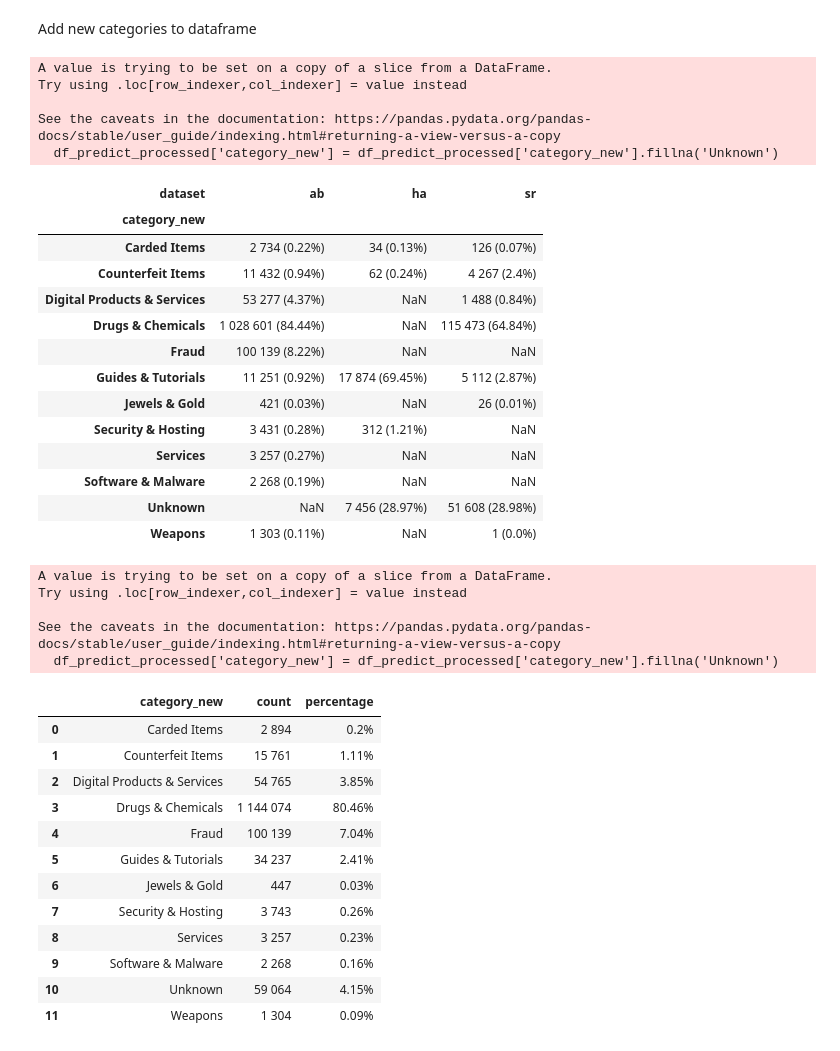
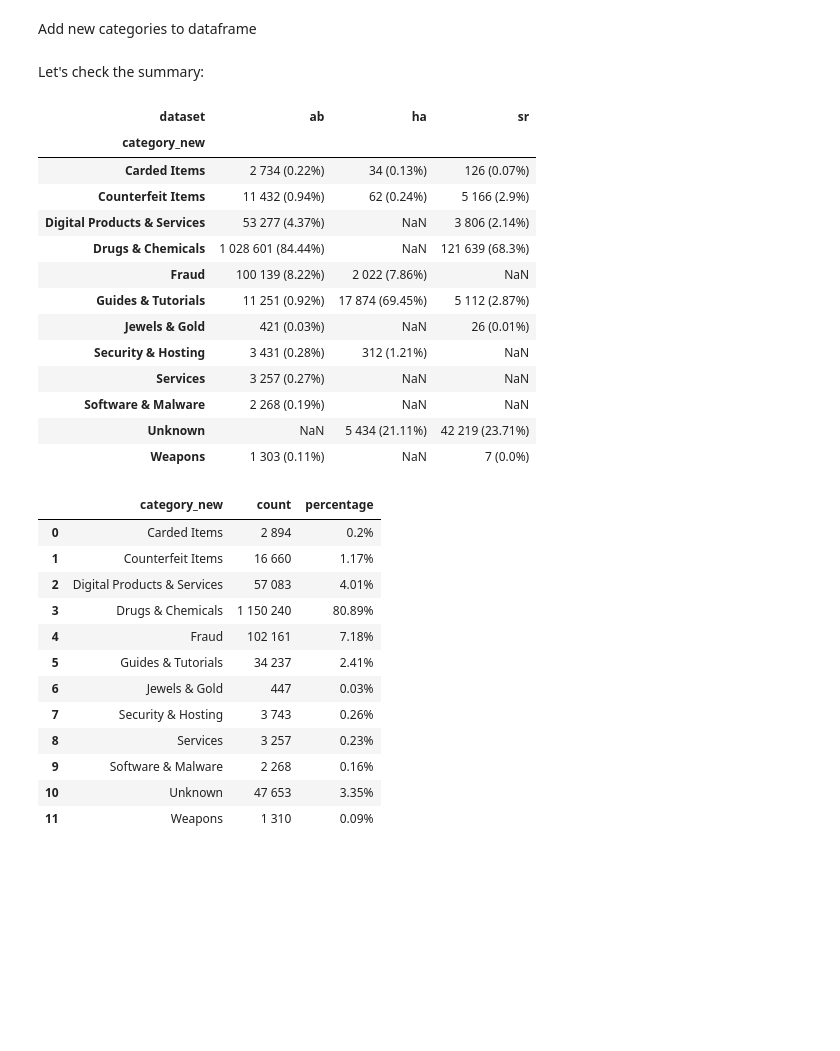
Before and after one commit to GregoryG3/Thesis, a Jupyter notebook: INITIALIZATION.ipynb, the cells around one changed output. Cells and saved outputs as stored; diff of their text form; code cells hidden in the pictures; blank space fills up the shorter version.

```diff
--- a/INITIALIZATION.ipynb
+++ b/INITIALIZATION.ipynb
@@ -1280,7 +1302,7 @@ new_categories = {
         'Crack', 'Crystal / Powder', 'Crystal', 'Dimethocaine', 'Cocaine',  'Methylone',
         'Meth', 'Mephedrone', 'MDA', 'MXE',  'MDMA', 'MDPV', 'LSD', 'Opium', 'Ethylone',
         'Ethylphenidate', 'Steroids, PEDs', 'Shrooms',  'Speed', 'PCP', 'NBOMe', 'Adderall',
-        'Ketamine','Heroin', 'Salvia', 'Weed',
+        'Ketamine','Heroin', 'Salvia', 'Weed','4-AcO-DMT', 'White'
 
     ],
     #      'Pills', 'Prescription',
@@ -1289,14 +1311,16 @@ new_categories = {
     "Fraud": [
         'Dumps', 'Accounts & Bank Drops', 'CVV & Cards', 'Personal Information & Scans',
 
+        'Fraud Related'
 
         #  'Forgeries',
     ],
 
      "Digital Products & Services": [
-         'Legit Software', 'Fraud Software', 'Game Keys', 'Other', 'E-Books'
+         'Legit Software', 'Fraud Software', 'Game Keys', 'Other', 'E-Books',
 
-#         'Digital currencies', 'Digital goods', 'CDs, DVDs, software, etc.', 'Legit Software', 'Computer equipment',
+          'Digital goods'
+#         'Digital currencies',, 'CDs, DVDs, software, etc.', 'Legit Software', 'Computer equipment',
     ],
 
     "Security & Hosting": [
@@ -1324,7 +1348,7 @@ new_categories = {
     "Counterfeit Items": [
         'Fake IDs', 'Money', 'Jewelry', 'Counterfeits',  'Jewellery',
 
-        'Apparel', 'Sunglasses', 'Handbags',  'Watches'
+        'Apparel', 'Sunglasses', 'Handbags',  'Watches', 'Passports', 'Forgeries'
     ],
 
     "Guides & Tutorials": [
@@ -1344,8 +1368,6 @@ new_categories = {
 #     "Books & Media": [
 #         'Books', 'Physical Books', 'Magazines', 'Video', 'Newsletters',
 #     ],
-
-
 #     "Health & Medical": [
 #         'Medical', 'Medical supplies', 'Supplements', 'Herbs & Supplements', 'Pain Relief',
 #         'Pharmaceuticals', 'Antibiotics', 'Biotic materials'
@@ -1418,9 +1440,11 @@ df
 Add new categories to dataframe
 # %%
 df_predict_processed.loc[:,'category_new'] = df_predict_processed['category'].map(reverse_dict)
+# %% [markdown]
+Let's check the summary:
 # %%
 # Replace NaN values in 'category_new' for the grouping operation
-df_predict_processed['category_new'] = df_predict_processed['category_new'].fillna('Unknown')
+df_predict_processed.loc[:,'category_new'] = df_predict_processed['category_new'].fillna('Unknown')
 
 # Group by 'dataset' and 'category_new', count occurrences, and calculate percentages
 grouped = df_predict_processed.groupby(['dataset', 'category_new']).size().reset_index(name='count')
@@ -1434,53 +1458,40 @@ transposed_combined = grouped.pivot(index='category_new', columns='dataset', val
 
 transposed_combined
 # %% [output]
-A value is trying to be set on a copy of a slice from a DataFrame.
-Try using .loc[row_indexer,col_indexer] = value instead
-
-See the caveats in the documentation: https://pandas.pydata.org/pandas-docs/stable/user_guide/indexing.html#returning-a-view-versus-a-copy
-  df_predict_processed['category_new'] = df_predict_processed['category_new'].fillna('Unknown')
 | dataset | ab | ha | sr |
 | category_new |  |  |  |
 | Carded Items | 2 734 (0.22%) | 34 (0.13%) | 126 (0.07%) |
-| Counterfeit Items | 11 432 (0.94%) | 62 (0.24%) | 4 267 (2.4%) |
-| Digital Products & Services | 53 277 (4.37%) | NaN | 1 488 (0.84%) |
-| Drugs & Chemicals | 1 028 601 (84.44%) | NaN | 115 473 (64.84%) |
-| Fraud | 100 139 (8.22%) | NaN | NaN |
+| Counterfeit Items | 11 432 (0.94%) | 62 (0.24%) | 5 166 (2.9%) |
+| Digital Products & Services | 53 277 (4.37%) | NaN | 3 806 (2.14%) |
+| Drugs & Chemicals | 1 028 601 (84.44%) | NaN | 121 639 (68.3%) |
+| Fraud | 100 139 (8.22%) | 2 022 (7.86%) | NaN |
 | Guides & Tutorials | 11 251 (0.92%) | 17 874 (69.45%) | 5 112 (2.87%) |
 | Jewels & Gold | 421 (0.03%) | NaN | 26 (0.01%) |
 | Security & Hosting | 3 431 (0.28%) | 312 (1.21%) | NaN |
 | Services | 3 257 (0.27%) | NaN | NaN |
 | Software & Malware | 2 268 (0.19%) | NaN | NaN |
-| Unknown | NaN | 7 456 (28.97%) | 51 608 (28.98%) |
-| Weapons | 1 303 (0.11%) | NaN | 1 (0.0%) |
+| Unknown | NaN | 5 434 (21.11%) | 42 219 (23.71%) |
+| Weapons | 1 303 (0.11%) | NaN | 7 (0.0%) |
 # %%
-# Replace NaN values in 'category_new' for the grouping operation
-df_predict_processed['category_new'] = df_predict_processed['category_new'].fillna('Unknown')
-
 # Group by 'category_new' and count occurrences
 grouped = df_predict_processed.groupby(['category_new']).size().reset_index(name='count')
 grouped['percentage'] = (grouped['count'] / grouped['count'].sum() * 100).round(2).astype(str) + '%'
 
 # Format counts with thousand separators
 grouped['count'] = grouped['count'].apply(lambda x: f"{x:,}".replace(",", " "))
 
 grouped
 # %% [output]
-A value is trying to be set on a copy of a slice from a DataFrame.
-Try using .loc[row_indexer,col_indexer] = value instead
-
-See the caveats in the documentation: https://pandas.pydata.org/pandas-docs/stable/user_guide/indexing.html#returning-a-view-versus-a-copy
-  df_predict_processed['category_new'] = df_predict_processed['category_new'].fillna('Unknown')
 |  | category_new | count | percentage |
 | 0 | Carded Items | 2 894 | 0.2% |
-| 1 | Counterfeit Items | 15 761 | 1.11% |
-| 2 | Digital Products & Services | 54 765 | 3.85% |
-| 3 | Drugs & Chemicals | 1 144 074 | 80.46% |
-| 4 | Fraud | 100 139 | 7.04% |
+| 1 | Counterfeit Items | 16 660 | 1.17% |
+| 2 | Digital Products & Services | 57 083 | 4.01% |
+| 3 | Drugs & Chemicals | 1 150 240 | 80.89% |
+| 4 | Fraud | 102 161 | 7.18% |
 | 5 | Guides & Tutorials | 34 237 | 2.41% |
 | 6 | Jewels & Gold | 447 | 0.03% |
 | 7 | Security & Hosting | 3 743 | 0.26% |
 | 8 | Services | 3 257 | 0.23% |
 | 9 | Software & Malware | 2 268 | 0.16% |
-| 10 | Unknown | 59 064 | 4.15% |
-| 11 | Weapons | 1 304 | 0.09% |
+| 10 | Unknown | 47 653 | 3.35% |
+| 11 | Weapons | 1 310 | 0.09% |
```
Also changed, not shown: parts of 15 cells of this notebook.
